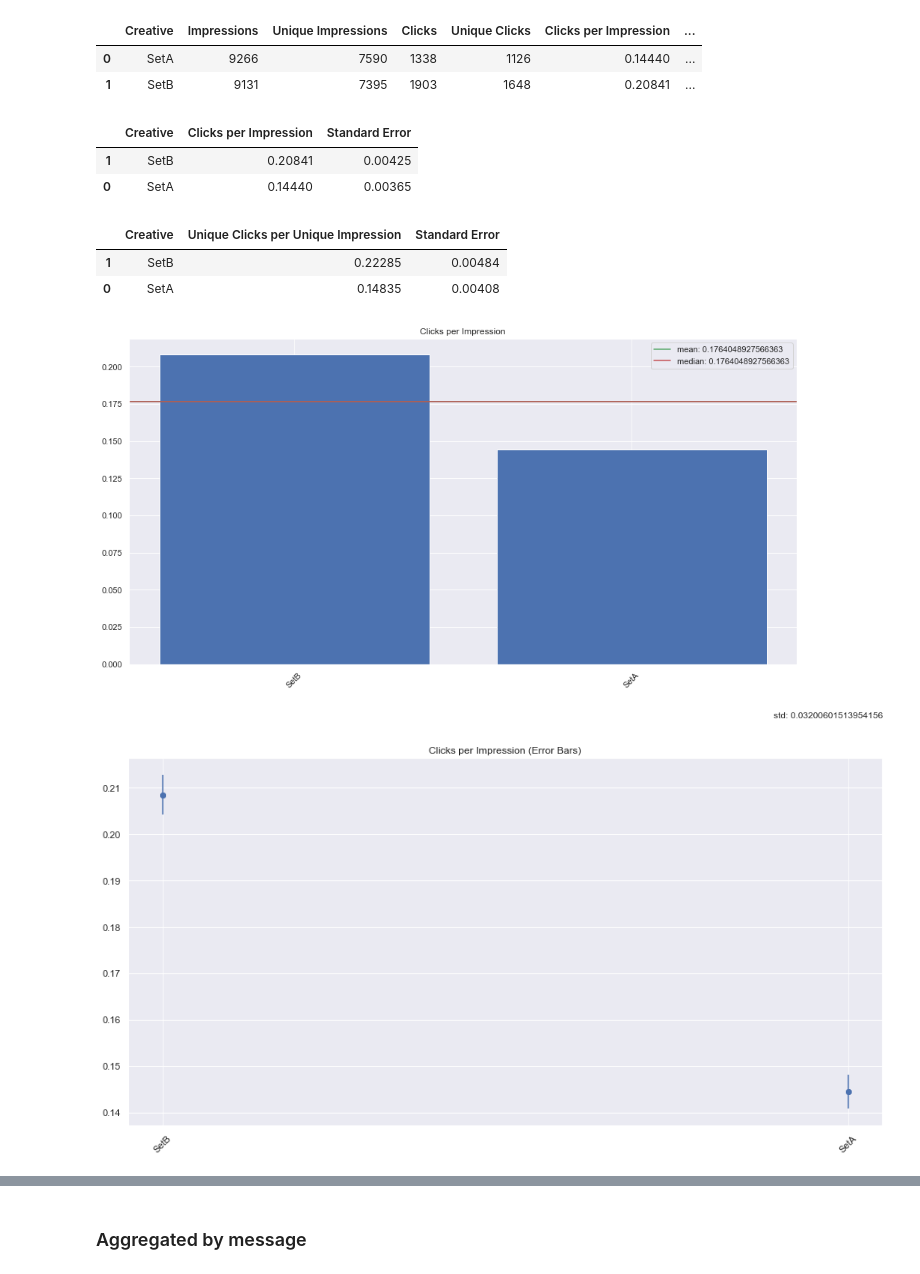
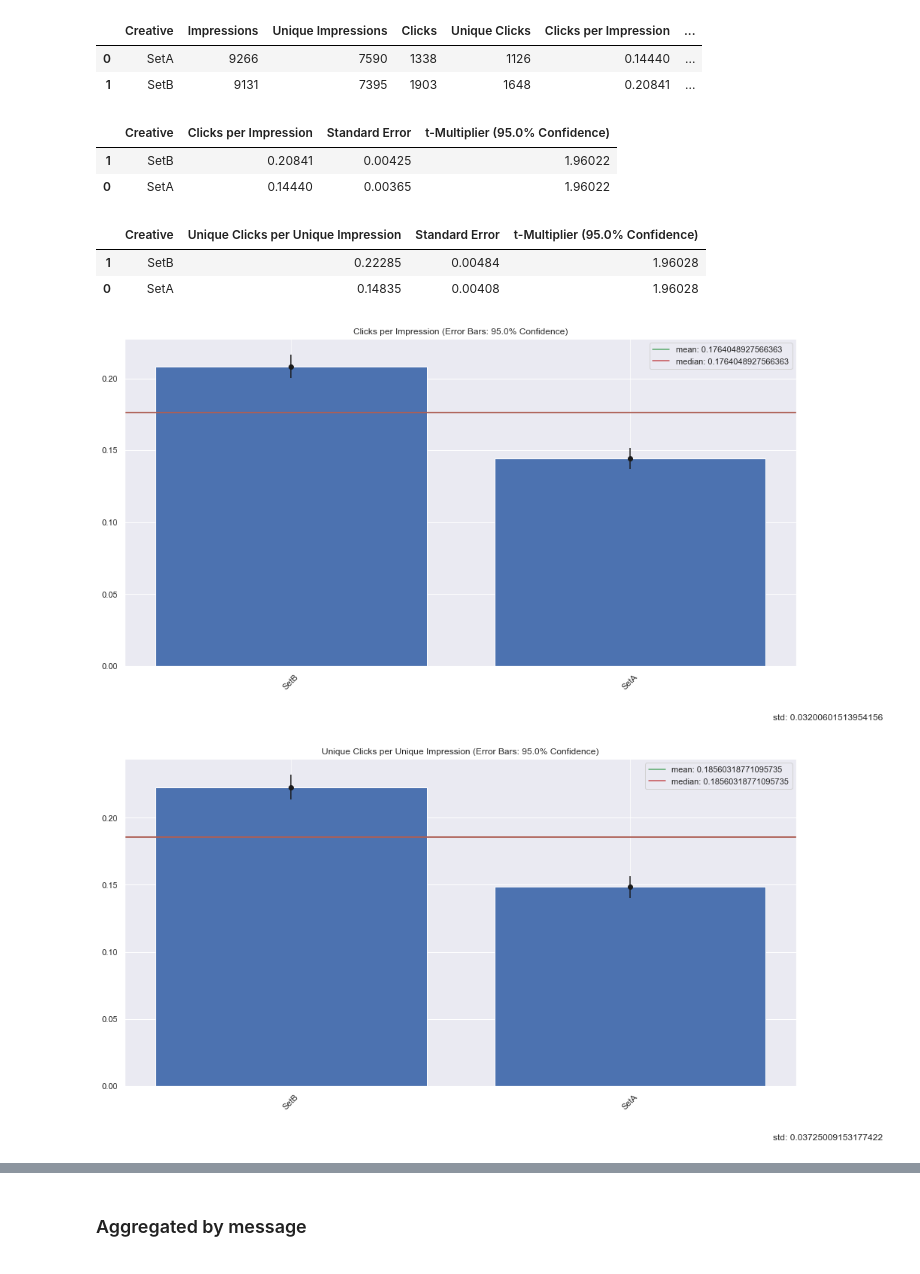
Before and after one commit to oivwepxelv/Samples, a Jupyter notebook: split_test_analysis.ipynb, the cells around one changed output, grey strips where cells are left out. Saved outputs shown, nothing was run; the diff lists cells and outputs as text; code cells hidden in the pictures.

```diff
--- a/split_test_analysis.ipynb
+++ b/split_test_analysis.ipynb
@@ -108,12 +113,20 @@ def display_metric_bar(df: pd.DataFrame, aggregation: str, metric: str) -> None:
     mean = np.mean(df[metric])
     median = np.median(df[metric])
     sns.set(rc={'figure.figsize':(16,8)})
-    _, ax = plt.subplots(figsize=(16, 8))
-    ax.bar(df[aggregation], df[metric])
-    ax.axhline(y=mean, color="g", label=f"mean: {mean}")
-    ax.axhline(y=median, color="r", label=f"median: {median}")
+    plt.figure()
+    plt.bar(df[aggregation], df[metric])
+    plt.errorbar(
+        df[aggregation],
+        df[metric],
+        yerr=df['Standard Error']*df[f't-Multiplier ({CONFIDENCE_INTERVAL * 100}% Confidence)'],
+        fmt='o',
+        color='k',
+        ecolor='k'
+    )
+    plt.axhline(y=mean, color='g', label=f'mean: {mean}')
+    plt.axhline(y=median, color='r', label=f'median: {median}')
     plt.legend()
     plt.grid(axis="x", alpha=0.75)
     plt.xticks(rotation=45)
     plt.figtext(1, 0, f'std: {std}', ha='right')
-    plt.title(f'{metric}')
+    plt.title(f'{metric} (Error Bars: {CONFIDENCE_INTERVAL * 100}% Confidence)')
@@ -138,7 +142,7 @@ def get_pval(df, aggregation: str, larger_val_set: str, smaller_val_set: str, im
             impression_metric=impression_metric,
             click_metric=click_metric
         )
-    _, pval = ttest_ind(arr[larger_val_set], arr[smaller_val_set], alternative='greater')
+    _, pval = st.ttest_ind(arr[larger_val_set], arr[smaller_val_set], alternative='greater', equal_var=False)
     return pval
 # %%
 def get_pval_table(df, aggregation: str, impression_metric: str, click_metric: str) -> None:
@@ -162,7 +166,9 @@ def get_pval_table(df, aggregation: str, impression_metric: str, click_metric: s
     sns.set(rc={'figure.figsize':(16,8)})
     plt.figure()
     sns.heatmap(test_frame, annot=True)
-    plt.title(f'p-values from one-tailed t-test (row set CTR > column set CTR, [{click_metric}]/[{impression_metric}]):')
+    plt.title(
+        f'p-values from one-tailed, two-sample t-test with Ha: row set CTR > column set CTR\n(CTR metric: [{click_metric}]/[{impression_metric}]))'
+    )
 # %%
 def get_pivot_table(df: pd.DataFrame, feature: str) -> None:
     print(f'{feature}:')
@@ -212,9 +218,4 @@ for i in [False, True]:
         aggregation='Ad Set Name',
         metric='Unique ' * i + 'Clicks per ' + 'Unique ' * i + 'Impression'
     )
-    display_scatter_with_stder(
-        df=display_df,
-        aggregation='Ad Set Name',
-        metric='Unique ' * i + 'Clicks per ' + 'Unique ' * i + 'Impression'
-    )
 # %% [output]
@@ -278,27 +277,22 @@ rounded_display(df=get_agg_data(df=df, aggregation='Creative'))
 # %%
 for i in [False, True]:
     display_df = get_metric_with_stder(
         df=df,
         aggregation='Creative',
         unique=i
     )
     rounded_display(df=display_df)
     display_metric_bar(
         df=display_df,
         aggregation='Creative',
         metric='Unique ' * i + 'Clicks per ' + 'Unique ' * i + 'Impression'
     )
-    display_scatter_with_stder(
-        df=display_df,
-        aggregation='Creative',
-        metric='Unique ' * i + 'Clicks per ' + 'Unique ' * i + 'Impression'
-    )
 # %% [output]
-|  | Creative | Clicks per Impression | Standard Error |
-| 1 | SetB | 0.20841 | 0.00425 |
-| 0 | SetA | 0.14440 | 0.00365 |
+|  | Creative | Clicks per Impression | Standard Error | t-Multiplier (95.0% Confidence) |
+| 1 | SetB | 0.20841 | 0.00425 | 1.96022 |
+| 0 | SetA | 0.14440 | 0.00365 | 1.96022 |
-|  | Creative | Unique Clicks per Unique Impression | Standard Error |
-| 1 | SetB | 0.22285 | 0.00484 |
-| 0 | SetA | 0.14835 | 0.00408 |
+|  | Creative | Unique Clicks per Unique Impression | Standard Error | t-Multiplier (95.0% Confidence) |
+| 1 | SetB | 0.22285 | 0.00484 | 1.96028 |
+| 0 | SetA | 0.14835 | 0.00408 | 1.96028 |
-[figure, old version]
+[figure, new version]
-[figure, old version]
+[figure, new version]
```
Also changed, not shown: parts of 11 cells of this notebook, 1 other file.
